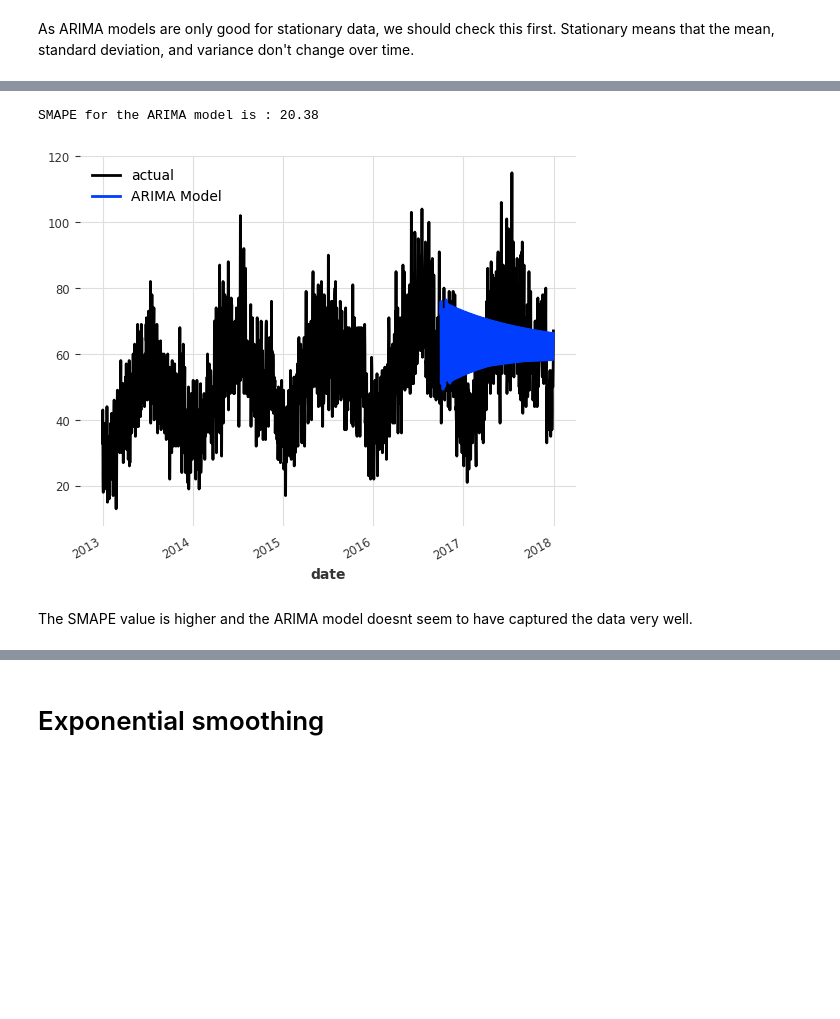
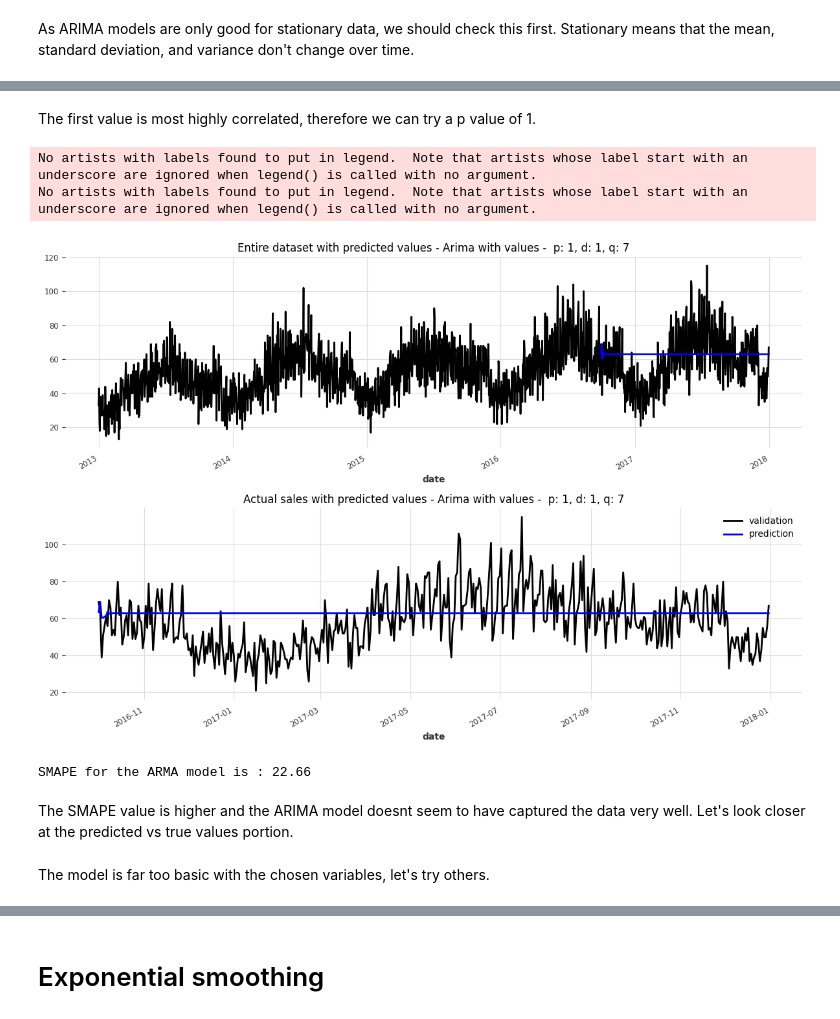
Before and after one commit to jmoro0408/Sales-Forecasting, a Jupyter notebook: notebooks/2.0 - Darts Modelling.ipynb, the cells around one changed output, grey strips where cells are left out. Cells and saved outputs as stored; diff of their text form; code cells hidden in the pictures; blank space fills up the shorter version.

```diff
--- a/notebooks/2.0 - Darts Modelling.ipynb
+++ b/notebooks/2.0 - Darts Modelling.ipynb
@@ -14,3 +16,14 @@ from pytorch_lightning.callbacks import EarlyStopping
+# %%
+def plot_training_val(entire_series, pred, val, model_name = 'Model'):
+    fig, (ax1, ax2) = plt.subplots(nrows = 2,ncols = 1, figsize = (12,8))
+    entire_series.plot(label="actual", ax = ax1)
+    pred.plot(label = 'prediction', ax = ax1, c = 'blue')
+    ax1.set_title(f'Entire dataset with predicted values - {model_name}')
+    val.plot(label = 'validation', ax = ax2)
+    pred.plot(label = 'prediction', ax = ax2, c = 'blue')
+    ax2.set_title(f'Actual sales with predicted values - {model_name}')
+    fig.tight_layout()
+    plt.show()
 # %% [markdown]
 # Data Injestion
 # %%
@@ -139,3 +177,5 @@ val.plot(label="validation")
+# %%
+results_dict = {}
 # %% [markdown]
 First we'll test a naive seasonal model.
 This is useful to get an idea of the bare minimum accuracy that one could expect. For example, the NaiveSeasonal(K) model always “repeats” the value that occured K time steps ago.
@@ -155,5 +199,6 @@ seasonal_forecast.plot(label=f"naive forecast (K={LAG})",)
 For this basic model I'm going to use symmetric Mean Absolute Percentage Error (SMAPE), as this is the metric used in the original kaggle competition.
 # %%
 print(f"The SMAPE assosciated with the naive seasonal model with no lag is: {smape(single_series, seasonal_forecast):.2f}")
+results_dict['naive_no_lag'] = smape(single_series, seasonal_forecast)
 # %% [output]
 The SMAPE assosciated with the naive seasonal model with no lag is: 24.73
@@ -162,11 +211,14 @@ Let's try another seasonal naive model with a yearly lag.
 # %%
-LAG = 365
+LAG = 364
 seasonal_model = NaiveSeasonal(K=LAG) #Based on the acf results above
 seasonal_model.fit(train)
 seasonal_forecast = seasonal_model.predict(len(val))
 
-single_series.plot(label="actual")
-seasonal_forecast.plot(label=f"naive forecast (K={LAG})",)
+plot_training_val(entire_series = single_series,
+                  pred = seasonal_forecast,
+                  val = val,
+                  model_name = "Naive with 364 day lag")
 
 print(f"The SMAPE assosciated with the naive seasonal model is: {smape(single_series, seasonal_forecast):.2f}")
+results_dict['naive_364_lag'] = smape(single_series, seasonal_forecast)
 # %% [output]
@@ -202,15 +276,25 @@ As predicted by the acf and pacf plots, the data is stationary with periodicity
+# %% [markdown]
+The first value is most highly correlated, therefore we can try a p value of 1.
 # %%
-model_aarima = ARIMA(p = 7, q = 52)
+model_aarima = ARIMA(p = 1, d = 1, q = 7)
 model_aarima.fit(train)
 prediction_aarima = model_aarima.predict(len(val))
 
-single_series.plot(label="actual")
-prediction_aarima.plot(label=f"ARIMA Model")
+plot_training_val(entire_series = single_series,
+                  pred = prediction_aarima,
+                  val = val,
+                  model_name = "Arima with values -  p: 1, d: 1, q: 7")
 
-print(f"SMAPE for the ARIMA model is : \
+print(f"SMAPE for the ARMA model is : \
 {smape(single_series,prediction_aarima):.2f}")
+results_dict['ARIMA_1_1_7'] = smape(single_series,prediction_aarima)
 # %% [output]
-SMAPE for the ARIMA model is : 20.38
+No artists with labels found to put in legend.  Note that artists whose label start with an underscore are ignored when legend() is called with no argument.
+No artists with labels found to put in legend.  Note that artists whose label start with an underscore are ignored when legend() is called with no argument.
-[figure, old version]
+[figure, new version]
+SMAPE for the ARMA model is : 22.66
 # %% [markdown]
 The SMAPE value is higher and the ARIMA model doesnt seem to have captured the data very well.
+Let's look closer at the predicted vs true values portion.
+# %% [markdown]
+The model is far too basic with the chosen variables, let's try others.
```
Also changed, not shown: parts of 44 cells of this notebook.
